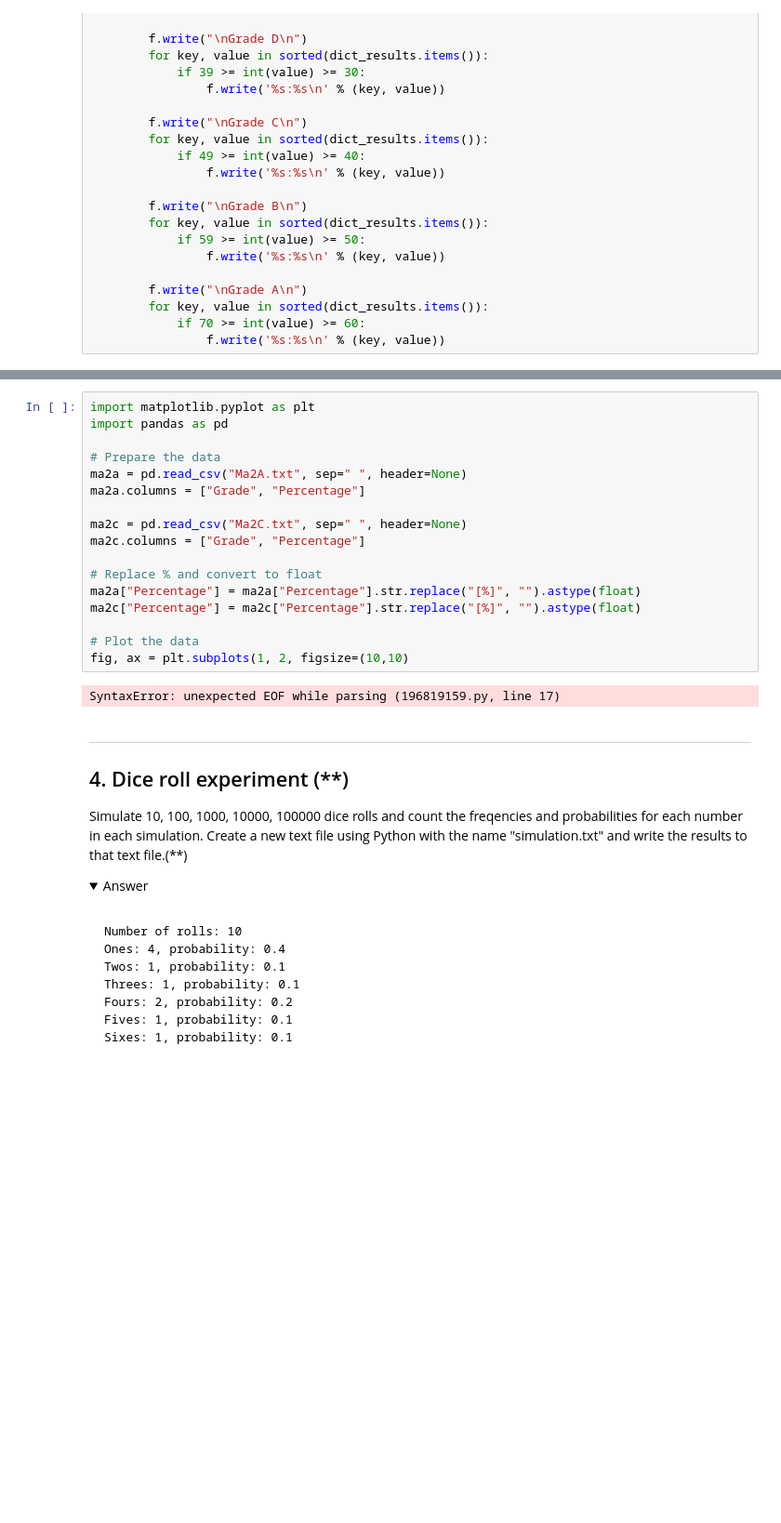
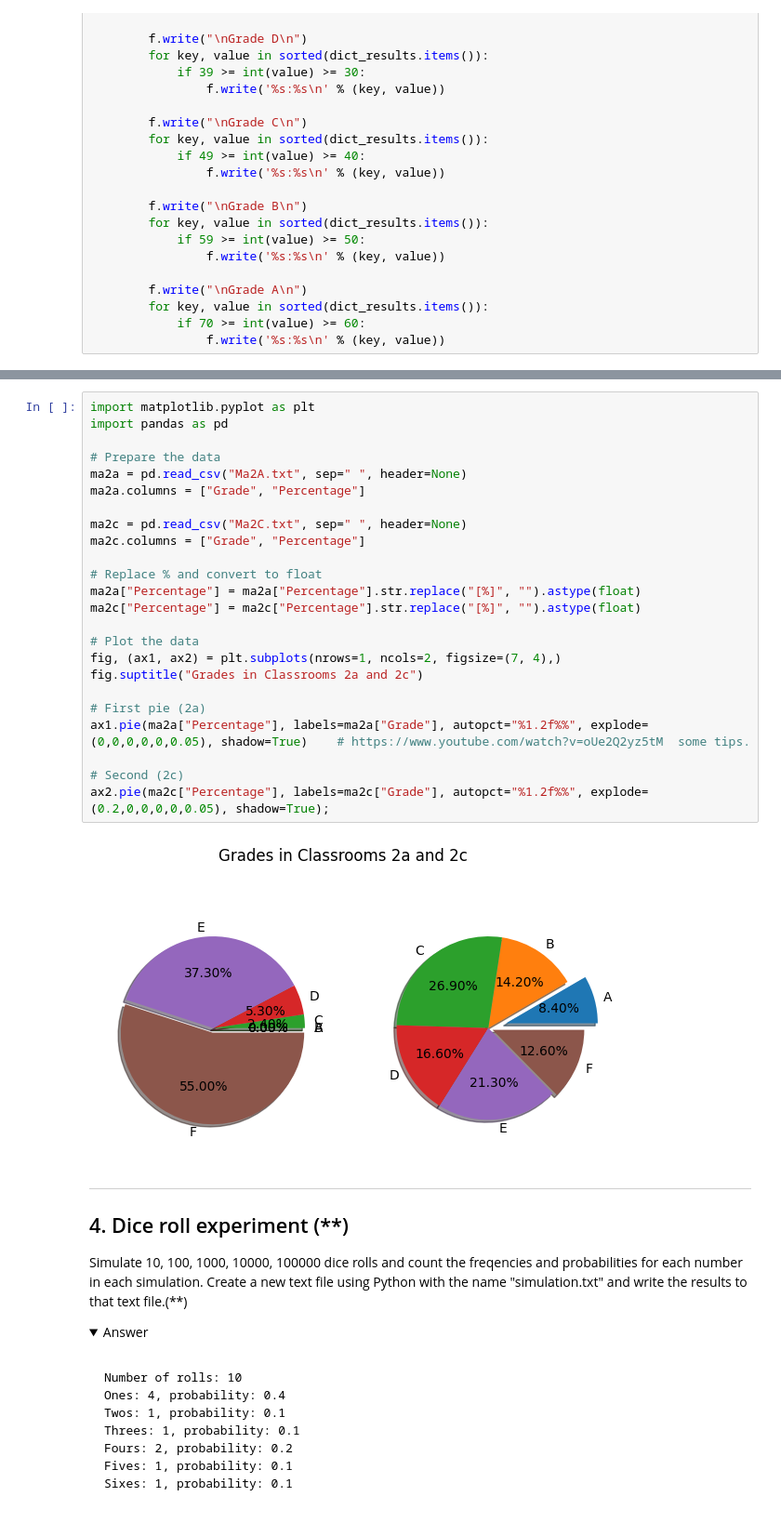
Before and after one commit to smlatic/Python-Edin-Smlatic, a Jupyter notebook: exercises/08-file-handling.ipynb, the cells around one changed output, grey strips where cells are left out. Shown at 93% size. Saved outputs shown, nothing was run; the diff lists cells and outputs as text; folded sections open; blank space fills up the shorter version.

```diff
--- a/exercises/08-file-handling.ipynb
+++ b/exercises/08-file-handling.ipynb
@@ -238,22 +238,29 @@ Use **subplot** in **matplotlib**
 # %%
 import matplotlib.pyplot as plt
 import pandas as pd
 
 # Prepare the data
 ma2a = pd.read_csv("Ma2A.txt", sep=" ", header=None)
 ma2a.columns = ["Grade", "Percentage"]
 
 ma2c = pd.read_csv("Ma2C.txt", sep=" ", header=None)
 ma2c.columns = ["Grade", "Percentage"]
 
 # Replace % and convert to float
 ma2a["Percentage"] = ma2a["Percentage"].str.replace("[%]", "").astype(float)
 ma2c["Percentage"] = ma2c["Percentage"].str.replace("[%]", "").astype(float)
 
 # Plot the data
-fig, ax = plt.subplots(1, 2, figsize=(10,10)
+fig, (ax1, ax2) = plt.subplots(nrows=1, ncols=2, figsize=(7, 4),)
+fig.suptitle("Grades in Classrooms 2a and 2c")
+
+# First pie (2a)
+ax1.pie(ma2a["Percentage"], labels=ma2a["Grade"], autopct="%1.2f%%", explode=(0,0,0,0,0,0.05), shadow=True)    # https://www.youtube.com/watch?v=oUe2Q2yz5tM  some tips.
+
+# Second (2c)
+ax2.pie(ma2c["Percentage"], labels=ma2c["Grade"], autopct="%1.2f%%", explode=(0.2,0,0,0,0,0.05), shadow=True);
 # %% [output]
-SyntaxError: unexpected EOF while parsing (196819159.py, line 17)
+[figure, added]
 # %% [markdown]
 ---
 ## 4. Dice roll experiment (**)
```
